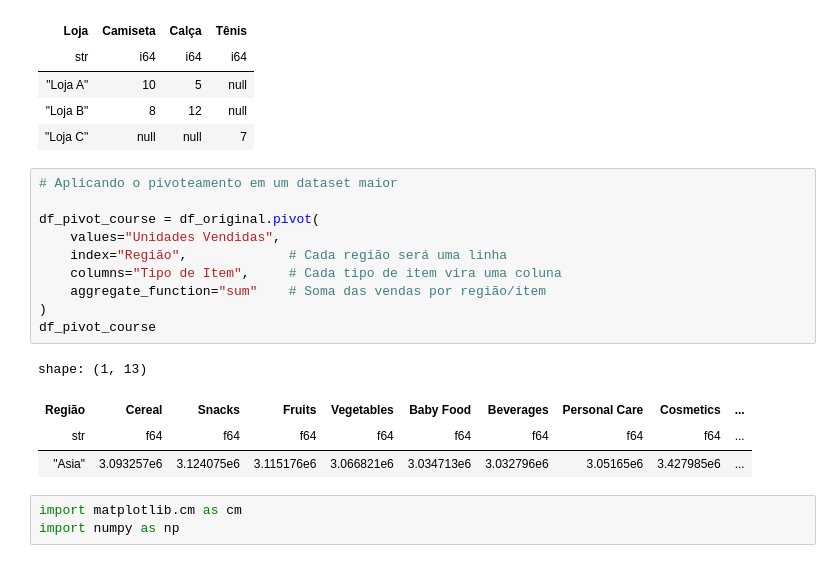
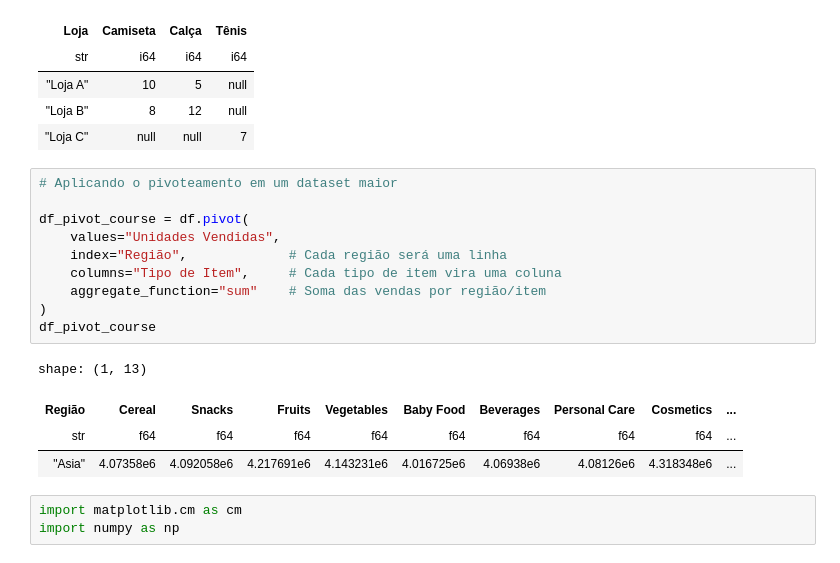
Before and after one commit to daniellcferreira/polars_data_analysis, a Jupyter notebook: polars_data.ipynb, the cells around one changed output. Saved outputs shown, nothing was run; the diff lists cells and outputs as text.

```diff
--- a/polars_data.ipynb
+++ b/polars_data.ipynb
@@ -646,18 +645,18 @@ shape: (3, 4)
 # %%
 # Aplicando o pivoteamento em um dataset maior
 
-df_pivot_course = df_original.pivot(
+df_pivot_course = df.pivot(
     values="Unidades Vendidas",
     index="Região",             # Cada região será uma linha
     columns="Tipo de Item",     # Cada tipo de item vira uma coluna
     aggregate_function="sum"    # Soma das vendas por região/item
 )
 df_pivot_course
 # %% [output]
 shape: (1, 13)
 | Região | Cereal | Snacks | Fruits | Vegetables | Baby Food | Beverages | Personal Care | Cosmetics | ... |
 | str | f64 | f64 | f64 | f64 | f64 | f64 | f64 | f64 | ... |
-| "Asia" | 3.093257e6 | 3.124075e6 | 3.115176e6 | 3.066821e6 | 3.034713e6 | 3.032796e6 | 3.05165e6 | 3.427985e6 | ... |
+| "Asia" | 4.07358e6 | 4.092058e6 | 4.217691e6 | 4.143231e6 | 4.016725e6 | 4.06938e6 | 4.08126e6 | 4.318348e6 | ... |
 # %%
 import matplotlib.cm as cm
 import numpy as np
```
Also changed, not shown: parts of 26 cells of this notebook.
